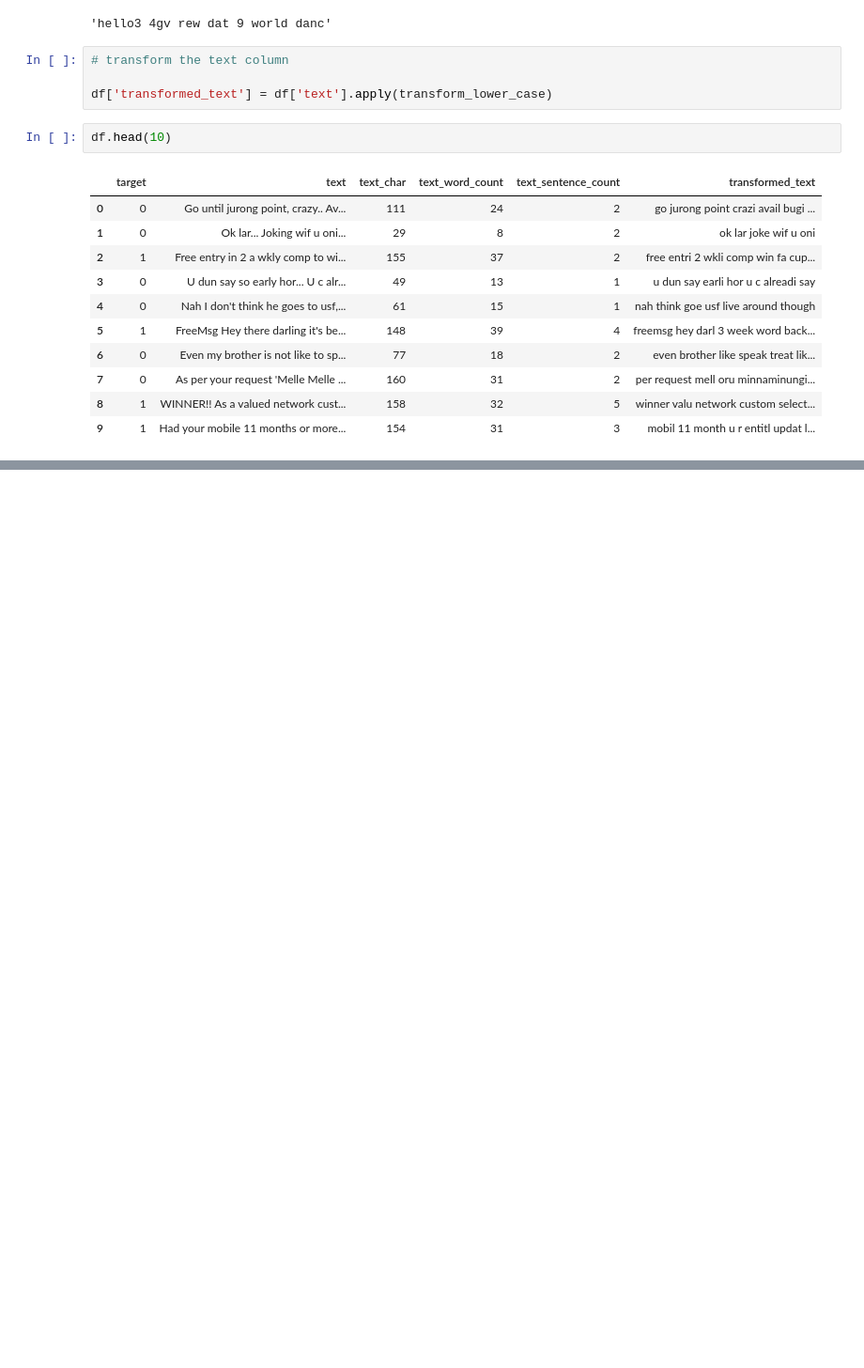
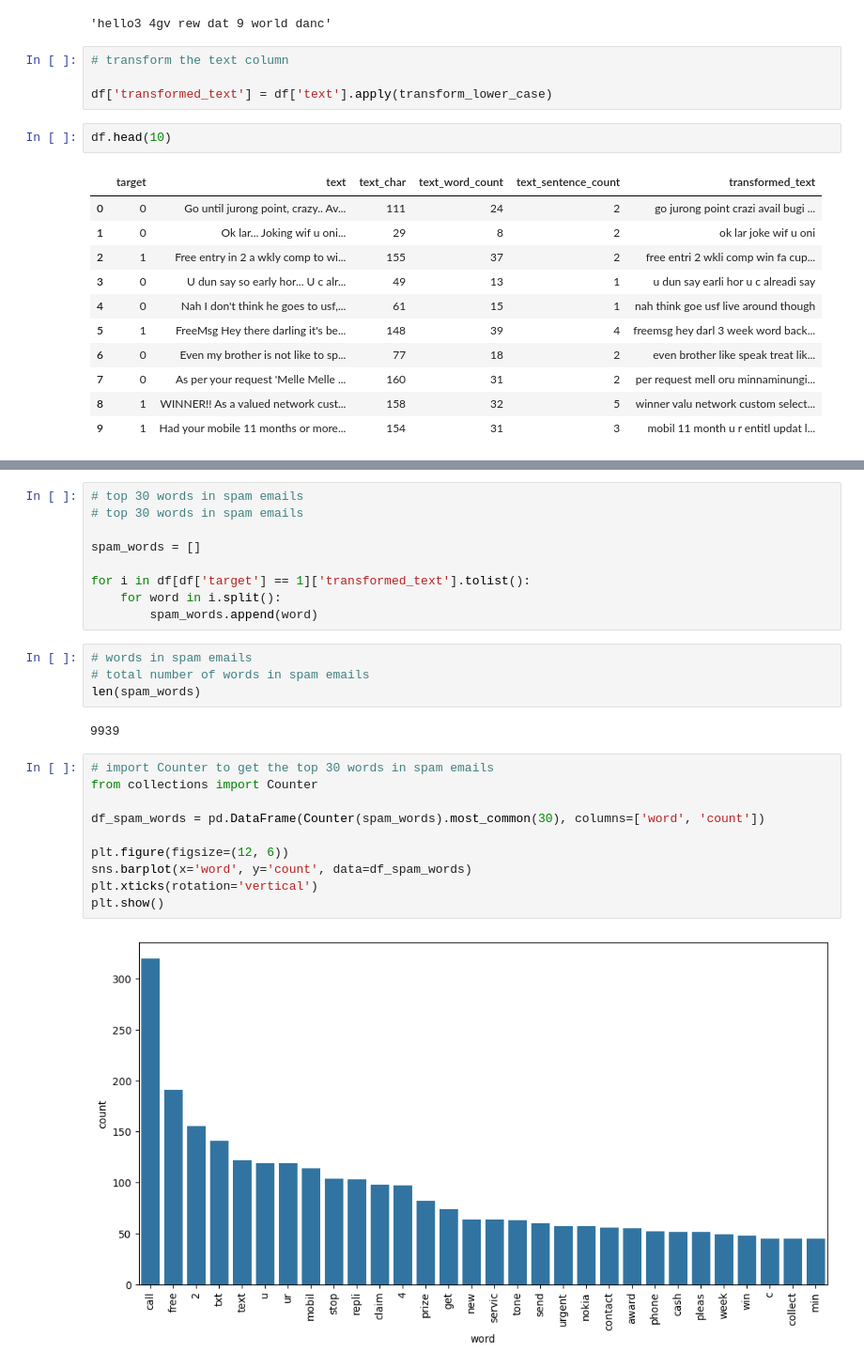
Before and after one commit to alphaxt/OIBSIP, a Jupyter notebook: DataScience-Task4-EmailSpamDetection/Email_Spam_Detection.ipynb, the cells around one changed output, grey strips where cells are left out. Shown at 94% size. Saved outputs shown, nothing was run; the diff lists cells and outputs as text; blank space fills up the shorter version.

```diff
--- a/DataScience-Task4-EmailSpamDetection/Email_Spam_Detection.ipynb
+++ b/DataScience-Task4-EmailSpamDetection/Email_Spam_Detection.ipynb
@@ -449,0 +473,27 @@ wc = WordCloud(width=500, height=500, min_font_size=10, background_color='white'
+# %%
+# top 30 words in spam emails
+# top 30 words in spam emails
+
+spam_words = []
+
+for i in df[df['target'] == 1]['transformed_text'].tolist():
+    for word in i.split():
+        spam_words.append(word)
+# %%
+# words in spam emails
+# total number of words in spam emails
+len(spam_words)
+# %% [output]
+9939
+# %%
+# import Counter to get the top 30 words in spam emails
+from collections import Counter
+
+df_spam_words = pd.DataFrame(Counter(spam_words).most_common(30), columns=['word', 'count'])
+
+plt.figure(figsize=(12, 6))
+sns.barplot(x='word', y='count', data=df_spam_words)
+plt.xticks(rotation='vertical')
+plt.show()
+# %% [output]
+[figure, added]
```
Also changed, not shown: parts of 29 cells of this notebook.
